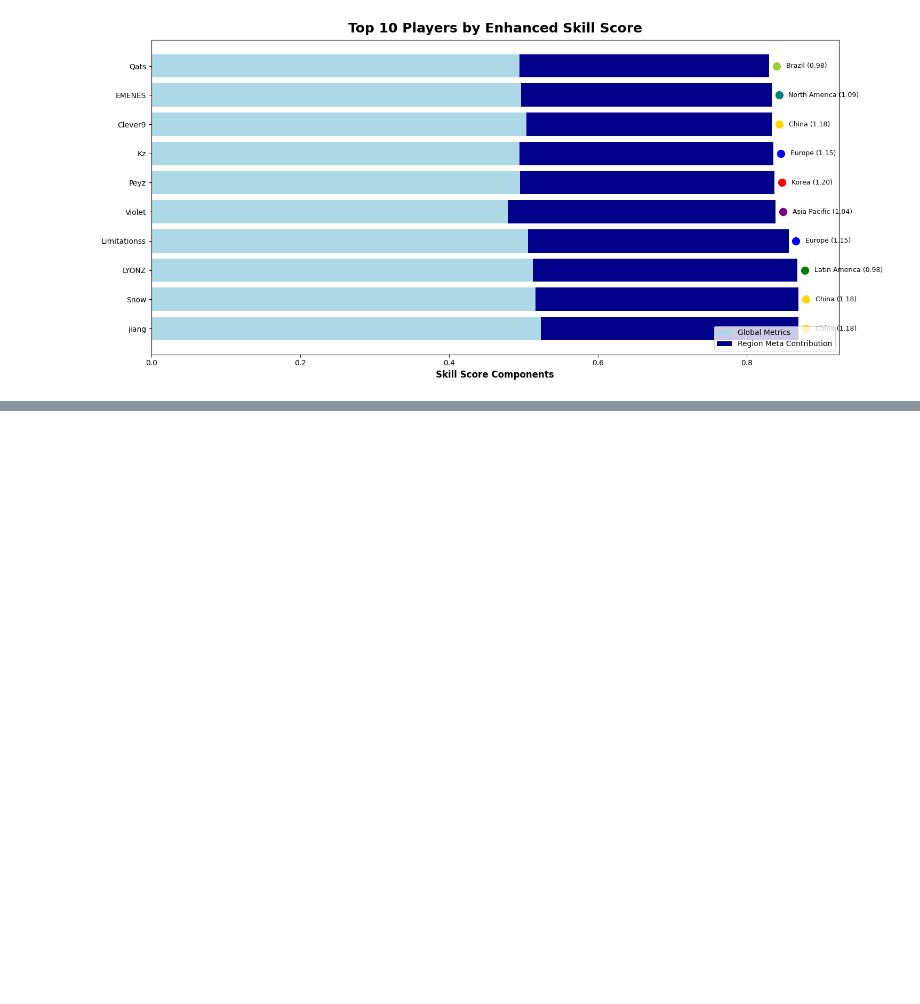
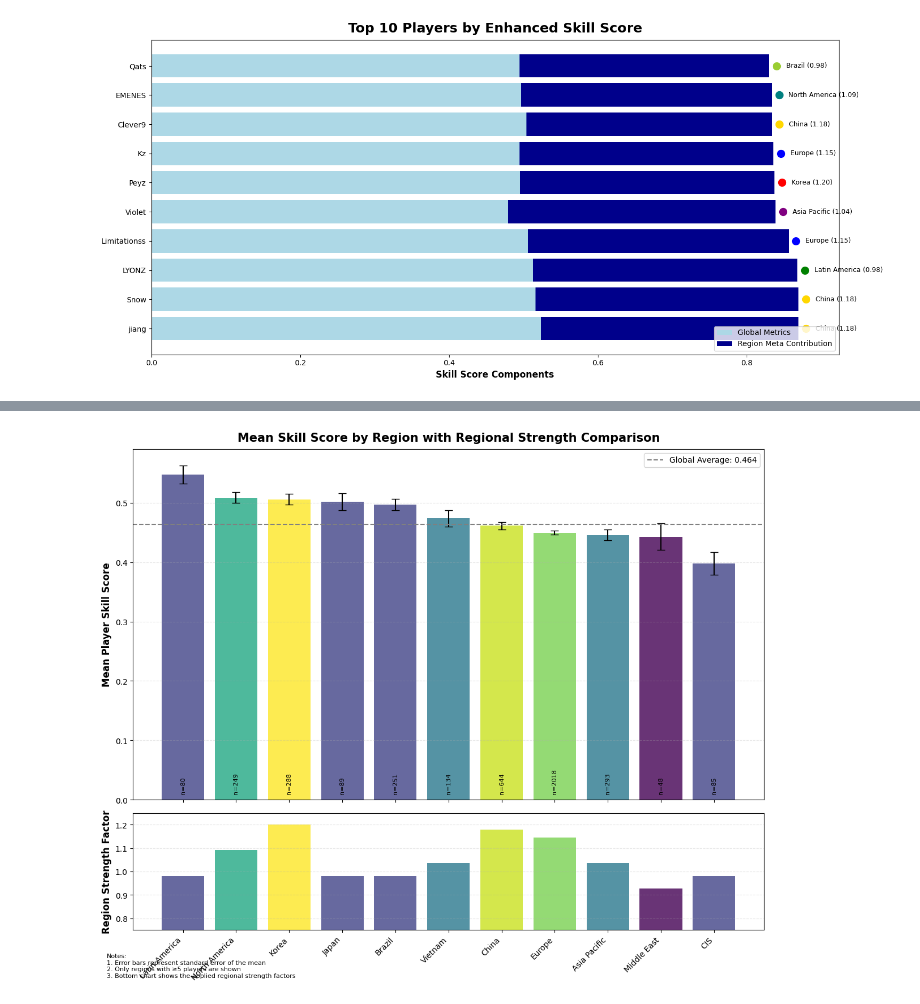
Before and after one commit to ARTHURVANBELLE/AI_LAB_MA1, a Jupyter notebook: models/2_models_features_importance.ipynb, the cells around one changed output, grey strips where cells are left out. Saved outputs shown, nothing was run; the diff lists cells and outputs as text; code cells hidden in the pictures; blank space fills up the shorter version.

Commit message:
Implement most important feature analyzis + Find best 5 players

```diff
--- a/models/2_models_features_importance.ipynb
+++ b/models/2_models_features_importance.ipynb
@@ -682,3 +688,9 @@ def compute_region_meta_ranking(normalized_metrics_df, df_game_metadata, league_
         df_with_regions.loc[valid_mask, 'region_meta_score'] = win_prob + impact + consistency
 
     return df_with_regions
+
+
+print("Region strength factors:")
+region_strength = compute_region_strength_factors(df_game_players_stats, df_game_metadata, league_region_df)
+for region, strength in region_strength.items():
+    print(f"{region}: {strength:.2f}")
@@ -908,0 +938,88 @@ visualize_enhanced_rankings_with_meta(enhanced_rankings)
+# %%
+def visualize_skill_by_region(rankings):
+    """
+    Create a bar chart showing the mean skill score by region.
+
+    Args:
+        rankings: DataFrame with player rankings including region and skill_score
+    """
+    # Group by region and calculate mean skill score
+    region_stats = rankings.groupby('region').agg({
+        'skill_score': ['mean', 'count', 'std'],
+        'region_strength': 'mean'
+    }).reset_index()
+
+    # Flatten the multi-index columns
+    region_stats.columns = ['region', 'mean_skill', 'player_count', 'skill_std', 'region_strength']
+
+    # Sort by mean skill in descending order
+    region_stats = region_stats.sort_values('mean_skill', ascending=False)
+
+    # Filter out regions with too few players for statistical significance
+    min_players = 5
+    region_stats = region_stats[region_stats['player_count'] >= min_players]
+
+    # Create figure with two subplots sharing x-axis
+    fig, (ax1, ax2) = plt.subplots(2, 1, figsize=(12, 10), sharex=True,
+                                   gridspec_kw={'height_ratios': [3, 1]})
+
+    # Color map based on region strength
+    norm = plt.Normalize(region_stats['region_strength'].min(), region_stats['region_strength'].max())
+    colors = plt.cm.viridis(norm(region_stats['region_strength']))
+
+    # Create main bar chart with error bars
+    bars = ax1.bar(region_stats['region'], region_stats['mean_skill'],
+                  yerr=region_stats['skill_std']/np.sqrt(region_stats['player_count']),
+                  capsize=5, color=colors, alpha=0.8)
+
+    # Add reference line for global average
+    global_avg = rankings['skill_score'].mean()
+    ax1.axhline(y=global_avg, color='gray', linestyle='--',
+               label=f'Global Average: {global_avg:.3f}')
+
+    # Add region strength values on second subplot
+    ax2.bar(region_stats['region'], region_stats['region_strength'],
+           color=colors, alpha=0.8)
+    ax2.set_ylim(0.75, 1.25)
+    ax2.set_ylabel('Region Strength Factor')
+    ax2.grid(axis='y', linestyle='--', alpha=0.3)
+
+    # Add player count as text on bars
+    for bar, count in zip(bars, region_stats['player_count']):
+        ax1.text(bar.get_x() + bar.get_width()/2, 0.01,
+                f'n={count}', ha='center', va='bottom',
+                fontsize=8, rotation=90, color='black')
+
+    # Customize main plot
+    ax1.set_ylabel('Mean Player Skill Score')
+    ax1.set_title('Mean Skill Score by Region with Regional Strength Comparison',
+                 fontsize=15, fontweight='bold')
+    ax1.grid(axis='y', linestyle='--', alpha=0.3)
+    ax1.legend()
+
+    # Rotate x-tick labels for better readability
+    plt.xticks(rotation=45, ha='right')
+    plt.tight_layout()
+
+    # Add explanatory text
+    fig.text(0.02, 0.02,
+            "Notes:\n"
+            "1. Error bars represent standard error of the mean\n"
+            "2. Only regions with ≥5 players are shown\n"
+            "3. Bottom chart shows the applied regional strength factors",
+            fontsize=8, va='bottom')
+
+    plt.show()
+
+    return region_stats
+
+# Generate and show the visualization
+region_skill_stats = visualize_skill_by_region(enhanced_rankings)
+
+# Display the numerical data as well
+pd.set_option('display.precision', 3)
+print("\nRegional Skill Statistics:")
+print(region_skill_stats[['region', 'mean_skill', 'player_count', 'region_strength']]
+      .sort_values('mean_skill', ascending=False))
+# %% [output]
+[figure, added]
```
Also changed, not shown: parts of 12 cells of this notebook.
